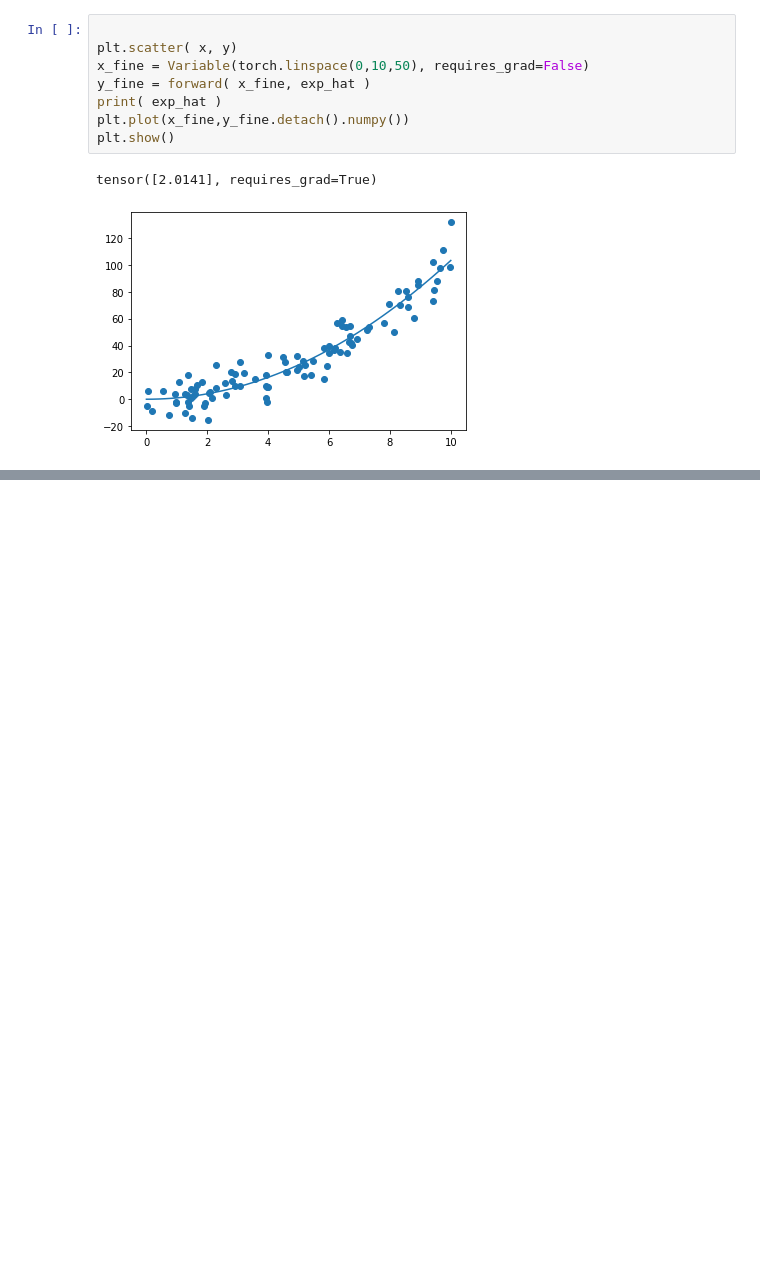
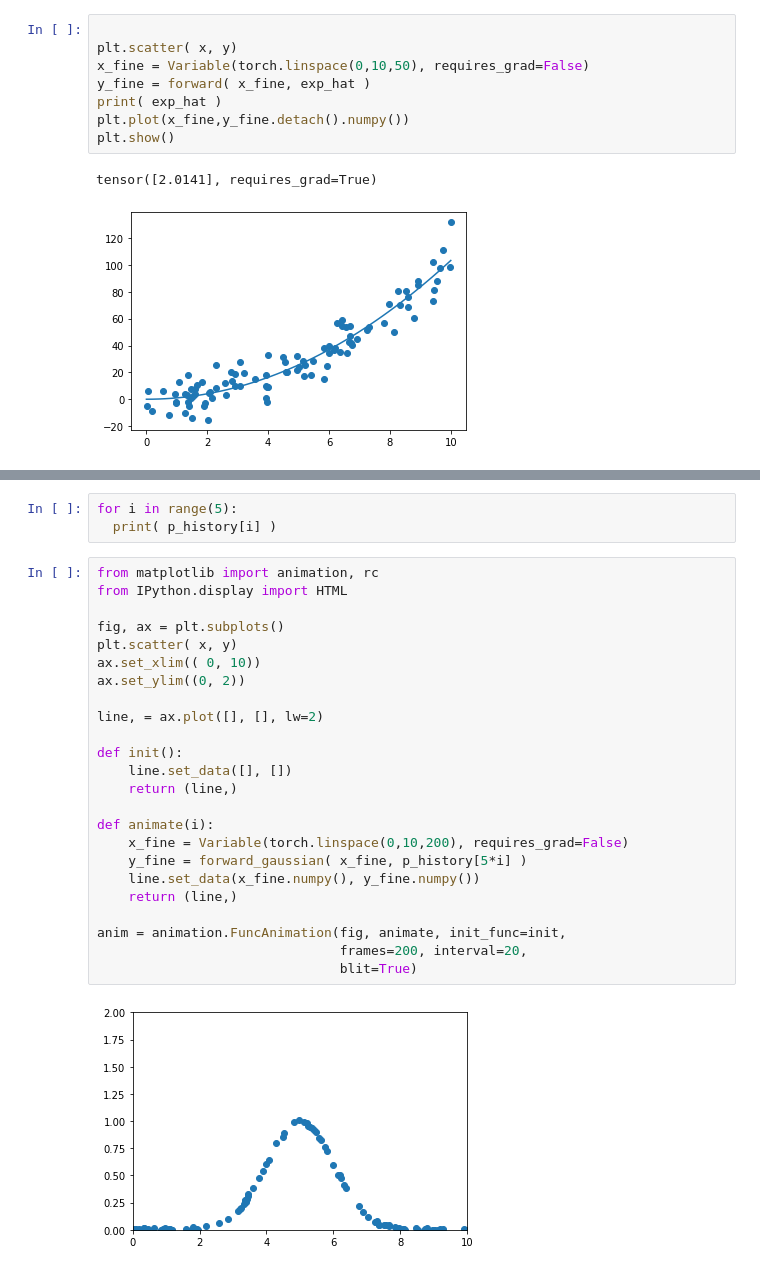
Before and after one commit to rhiju/rna_lores2, a Jupyter notebook: 0_Simple_1D_fit.ipynb, the cells around one changed output, grey strips where cells are left out. Saved outputs shown, nothing was run; the diff lists cells and outputs as text; blank space fills up the shorter version.

```diff
--- a/0_Simple_1D_fit.ipynb
+++ b/0_Simple_1D_fit.ipynb
@@ -96,0 +187,29 @@ tensor([2.0141], requires_grad=True)
+# %%
+for i in range(5):
+  print( p_history[i] )
+# %%
+from matplotlib import animation, rc
+from IPython.display import HTML
+
+fig, ax = plt.subplots()
+plt.scatter( x, y)
+ax.set_xlim(( 0, 10))
+ax.set_ylim((0, 2))
+
+line, = ax.plot([], [], lw=2)
+
+def init():
+    line.set_data([], [])
+    return (line,)
+
+def animate(i):
+    x_fine = Variable(torch.linspace(0,10,200), requires_grad=False)
+    y_fine = forward_gaussian( x_fine, p_history[5*i] )
+    line.set_data(x_fine.numpy(), y_fine.numpy())
+    return (line,)
+
+anim = animation.FuncAnimation(fig, animate, init_func=init,
+                               frames=200, interval=20,
+                               blit=True)
+# %% [output]
+[figure, added]
```
Also changed, not shown: parts of 5 cells of this notebook.
